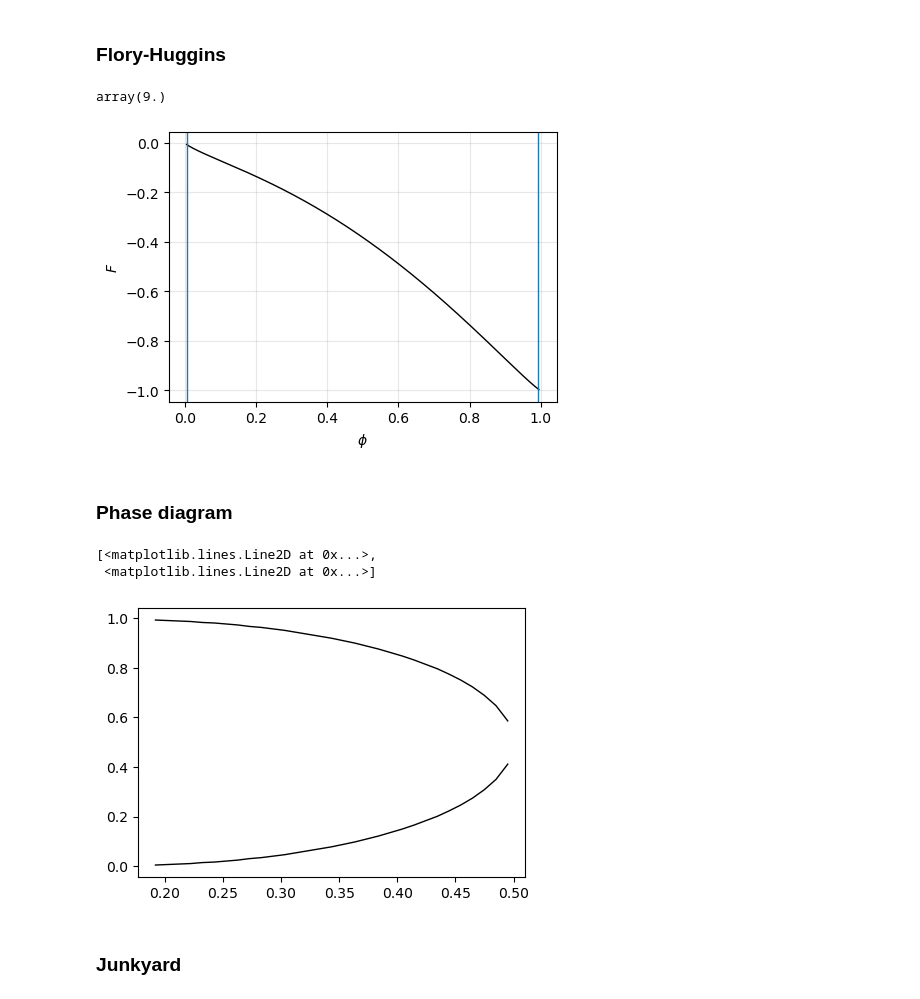
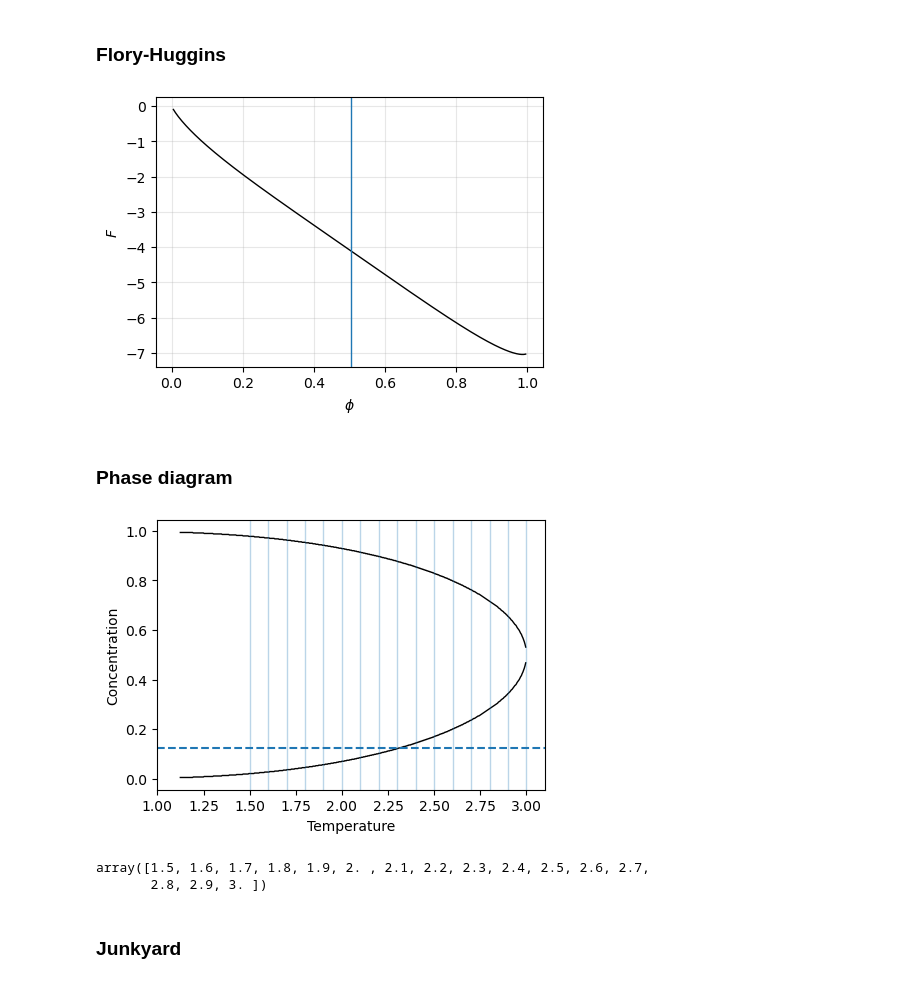
Before and after one commit to ta-rekt/Droplet, a Jupyter notebook: viz.ipynb, the cells around one changed output. Cells and saved outputs as stored; diff of their text form; code cells hidden in the pictures.

```diff
--- a/viz.ipynb
+++ b/viz.ipynb
@@ -578,15 +588,6 @@ anim.save('media/polymer_repulsive.mp4', writer="ffmpeg", fps=25)
 ## Sandbox
 # %% [markdown]
 ### Flory-Huggins
-# %%
-def f(x, *args):
-    a, b = args
-    return a*x + b
-
-df = nd.Derivative(f)
-df(1, 9, 6)
-# %% [output]
-array(9.)
 # %%
 import numdifftools as nd
 from scipy import optimize as opt
@@ -596,7 +597,7 @@ from scipy import optimize as opt
 # Flory-Huggins free energy
 def F(phi, *args):
     mu, chi, T = args
-    return -mu*phi + chi*phi*(1-phi) + T*(phi*np.log(phi) + (1-phi)*np.log(1-phi))
+    return -mu*phi + 6*chi*phi**2 + T*(phi*np.log(phi) + (1-phi)*np.log(1-phi))
 
 # Difference between F and tangent
 def G(phi, *args):
@@ -645,9 +646,9 @@ def solve_fh(phis, mu, chi, T):
         print("No solutions!")
         return None
 # %%
+T = 3
 mu = 1.0
-chi = 1.0
-T = 0.19
+chi = -1.0
 eps = 5e-3
 ngrid = 500
 phis = np.linspace(eps, 1-eps, ngrid)
@@ -671,17 +672,17 @@ if sol is not None:
     elif len(sol) == 1:
         ax.axvline(x=sol[0], lw=1)
 # %% [output]
-[figure, old version]
+[figure, new version]
 # %% [markdown]
 ### Phase diagram
 # %%
 mu = 1.0
-chi = 1.0
+chi = -1.0
 eps = 5e-3
 ngrid = 500
 phis = np.linspace(eps, 1-eps, ngrid)
 
-Tvals = np.linspace(0, 1, 500)
+Tvals = np.linspace(1.05,3, 500)
 sols = []
 
 for T in Tvals:
@@ -694,11 +695,22 @@ for T in Tvals:
 # %%
 fig, ax = plt.subplots(1, 1, figsize=(5, 3.5))
 
 ax.plot(Tvals, sols, color="black", lw=1)
+# ax.grid(True, alpha=0.3)
+ax.axhline(y=1/8, linestyle="dashed")
+ax.set_xlabel("Temperature")
+ax.set_ylabel("Concentration")
+
+ax.set_xlim(1.0, 3.1)
+for x in np.linspace(1.5, 3.0, 16):
+    ax.axvline(x=x, lw = 1, alpha=0.3)
 # %% [output]
-[<matplotlib.lines.Line2D at 0x...>,
- <matplotlib.lines.Line2D at 0x...>]
-[figure, old version]
+[figure, new version]
+# %%
+np.linspace(1.5, 3.0, 16)
+# %% [output]
+array([1.5, 1.6, 1.7, 1.8, 1.9, 2. , 2.1, 2.2, 2.3, 2.4, 2.5, 2.6, 2.7,
+       2.8, 2.9, 3. ])
 # %% [markdown]
 ### Junkyard
 # %%
```
Also changed, not shown: parts of 2 cells of this notebook, 6 other files.
